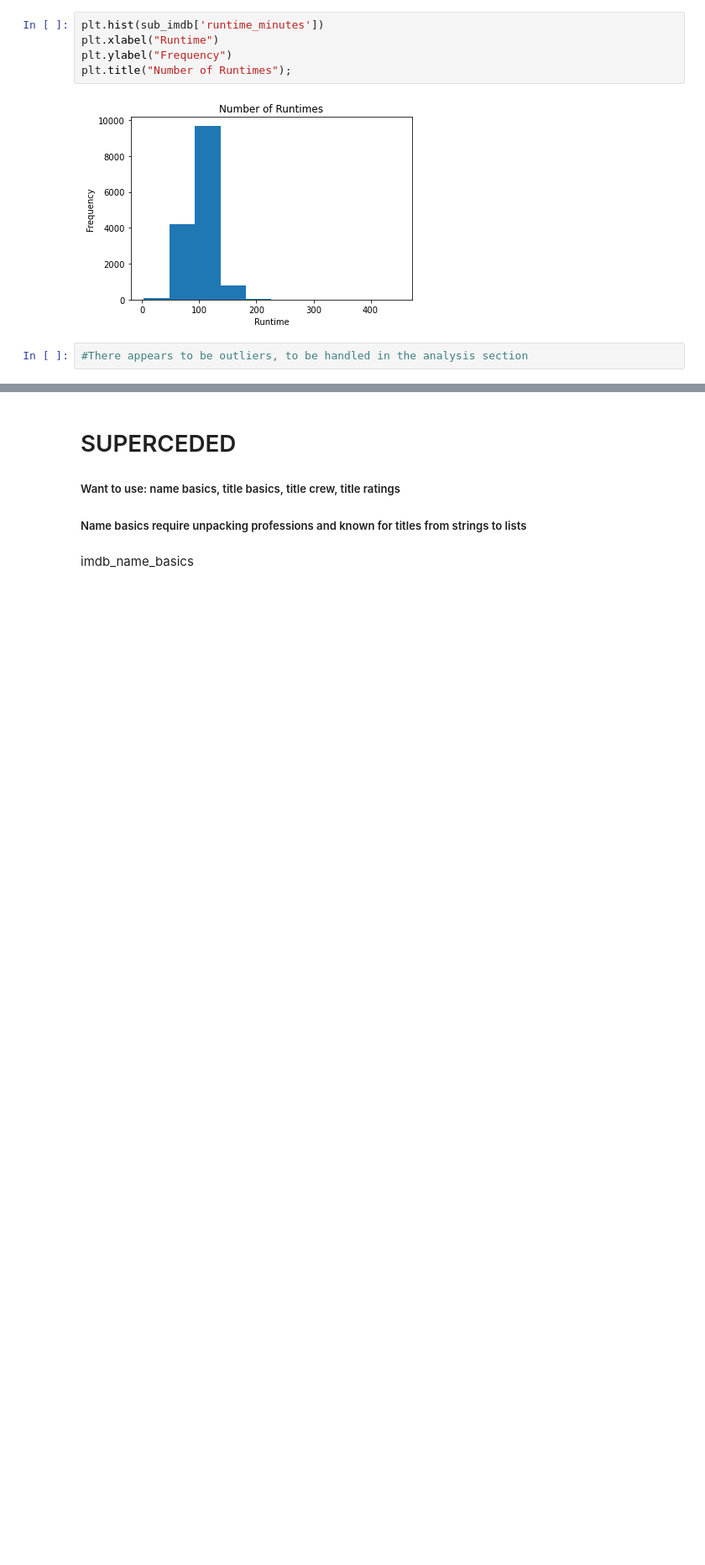
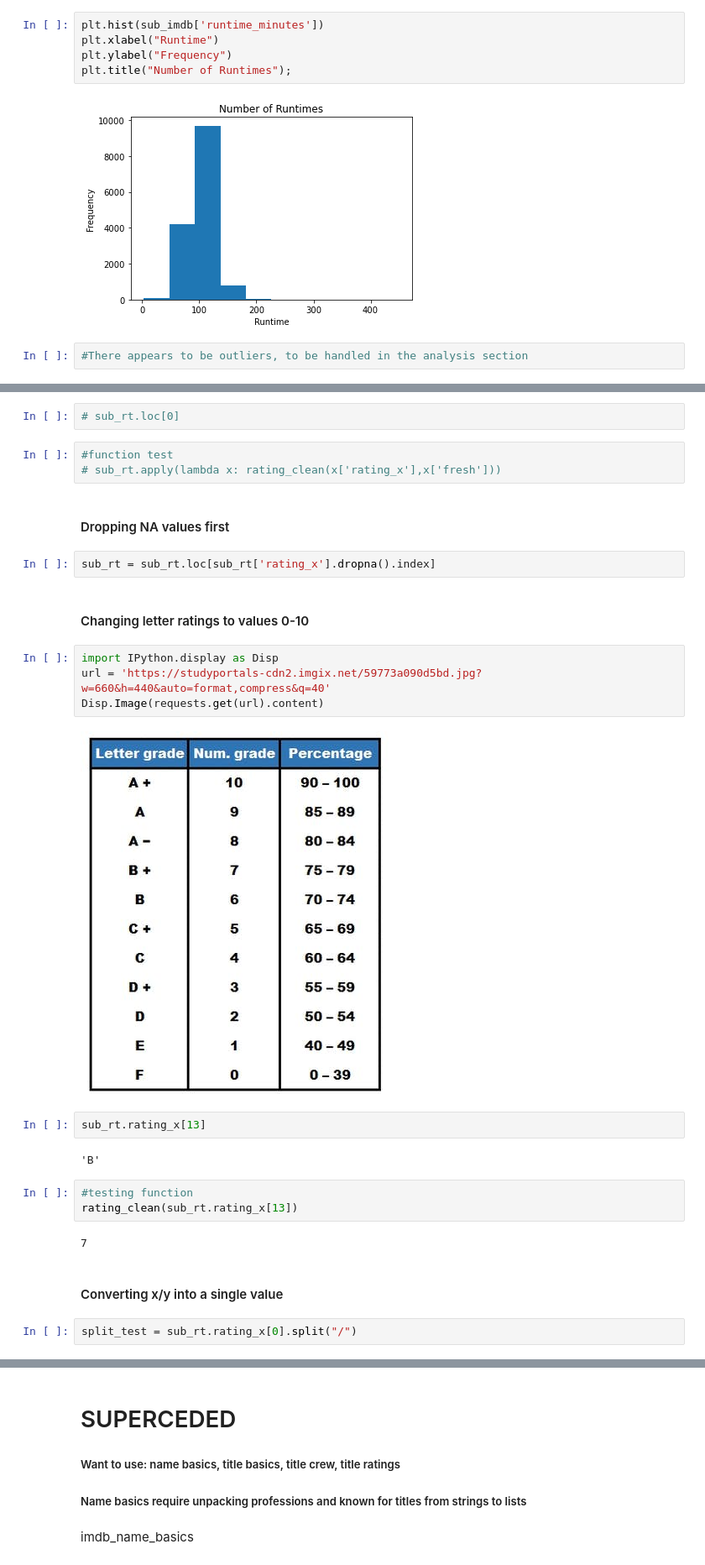
Before and after one commit to NelGen/NG-Msoft-Movie-Project, a Jupyter notebook: ScrapBook.ipynb, the cells around one changed output, grey strips where cells are left out. Shown at 84% size. Saved outputs shown, nothing was run; the diff lists cells and outputs as text; blank space fills up the shorter version.

Commit message:
Cleaned RT

```diff
--- a/ScrapBook.ipynb
+++ b/ScrapBook.ipynb
@@ -549,0 +618,30 @@ Name: Sport, dtype: int64
+# %%
+# sub_rt.loc[0]
+# %%
+#function test
+# sub_rt.apply(lambda x: rating_clean(x['rating_x'],x['fresh']))
+# %% [markdown]
+#### Dropping NA values first
+# %%
+sub_rt = sub_rt.loc[sub_rt['rating_x'].dropna().index]
+# %% [markdown]
+#### Changing letter ratings to values 0-10
+# %%
+import IPython.display as Disp
+url = 'https://studyportals-cdn2.imgix.net/59773a090d5bd.jpg?w=660&h=440&auto=format,compress&q=40'
+Disp.Image(requests.get(url).content)
+# %% [output]
+[figure, added]
+# %%
+sub_rt.rating_x[13]
+# %% [output]
+'B'
+# %%
+#testing function
+rating_clean(sub_rt.rating_x[13])
+# %% [output]
+7
+# %% [markdown]
+#### Converting x/y into a single value
+# %%
+split_test = sub_rt.rating_x[0].split("/")
```
Also changed, not shown: parts of 45 cells of this notebook.
